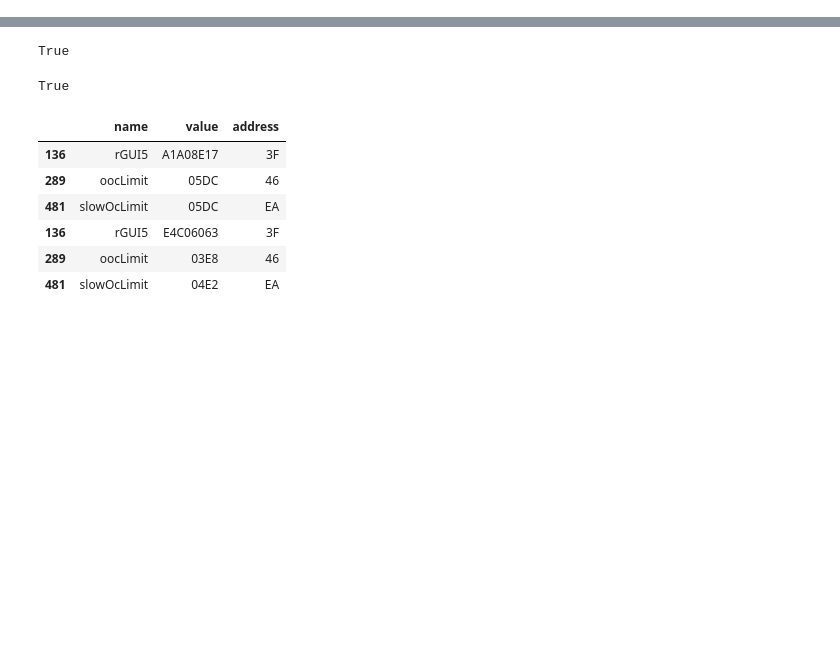
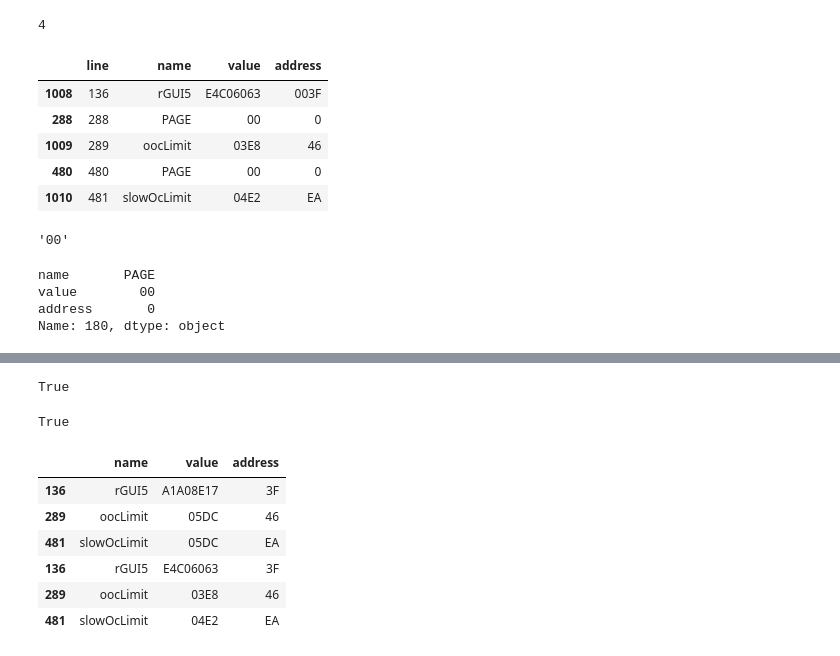
Before and after one commit to grkidwell/nova_pmbus, a Jupyter notebook: difflist.ipynb, the cells around one changed output, grey strips where cells are left out. Saved outputs shown, nothing was run; the diff lists cells and outputs as text; code cells hidden in the pictures; blank space fills up the shorter version.

```diff
--- a/difflist.ipynb
+++ b/difflist.ipynb
@@ -34,4 +50,8 @@ def create_command_dict(commands):
 # %%
 command1_dict = create_command_dict(commands1)
 command2_dict = create_command_dict(commands2)
+# %%
+len(command2_dict['address'][136])
+# %% [output]
+4
 # %%
@@ -40,3 +60,28 @@ df2 = pd.DataFrame(command2_dict)
+# %%
+delta = create_diff_df_with_pagecalls(df1,df2)
+delta
+# %% [output]
+|  | line | name | value | address |
+| 1008 | 136 | rGUI5 | E4C06063 | 003F |
+| 288 | 288 | PAGE | 00 | 0 |
+| 1009 | 289 | oocLimit | 03E8 | 46 |
+| 480 | 480 | PAGE | 00 | 0 |
+| 1010 | 481 | slowOcLimit | 04E2 | EA |
+# %%
+#[df1[df1['name']=='PAGE'].line  < 181]
+#df1[df1['name']=='PAGE'][df1['line']<181].index[-1]   #.loc[180,['line','name','value','address']]
+df1[df1['name']=='PAGE'][df1['line']<181].iloc[-1].value
+# %% [output]
+'00'
+# %%
+#df1[df1['name']=='PAGE'and df1['line']==180]
+#page = df1[df1['line']==180]#.loc['value']
+df1.loc[180,['name','value','address']]#[df1.line==180].value
+# %% [output]
+name       PAGE
+value        00
+address       0
+Name: 180, dtype: object
 # %%
 df_diff1=df1.merge(df2, how = 'outer',indicator=True).loc[lambda x : x['_merge']=='left_only']
 df_diff1
```
Also changed, not shown: parts of 21 cells of this notebook, 2 other files.
